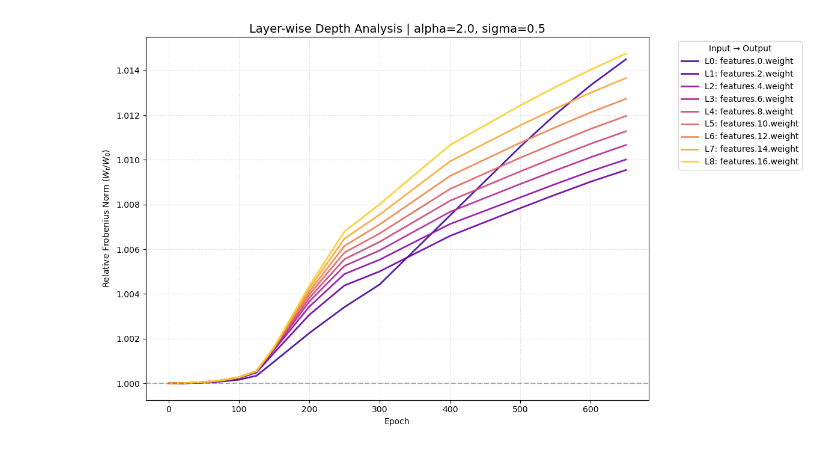
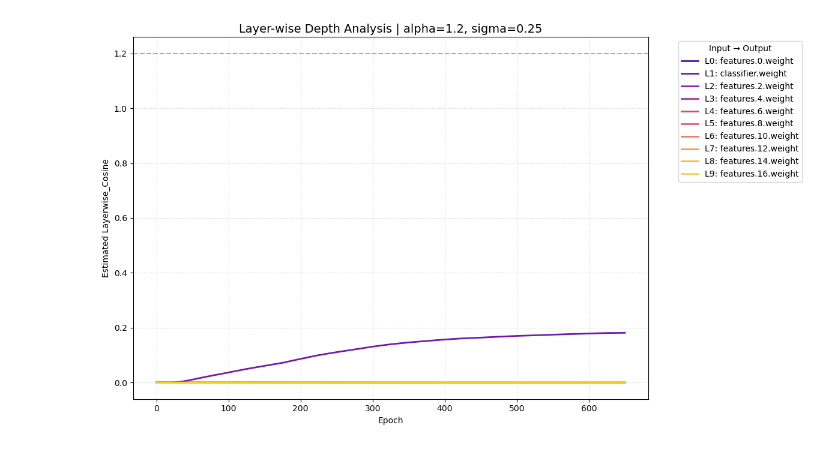
Before and after one commit to YiHaoFromEarth/ht-initialisation-dynamics, a Jupyter notebook: plots.ipynb, the cells around one changed output. Drawn from its saved outputs; the diff is of its cells as text; code cells hidden in the pictures.

```diff
--- a/plots.ipynb
+++ b/plots.ipynb
@@ -8,6 +8,7 @@ import json
 import torchvision.transforms as transforms
 import seaborn as sns
 from pathlib import Path
+from matplotlib.ticker import ScalarFormatter
 from scipy.interpolate import CloughTocher2DInterpolator
 from src.architectures import GeneralMLP
 from src.utils import get_layer_from_checkpoint, collect_run_snapshots, collect_sweep_learning_curves, setup_experiment
@@ -30,9 +31,9 @@ from src.analysis import (
 )
 
 SWEEP_PATH = Path("mnist_mlp_sweep")
-RUN_PATH = Path("mnist_mlp_sweep/alpha_1.2_g_3.0/GeneralMLP_LR0.001_BS1024_20260313_135107_s0")
+RUN_PATH = Path("mnist_mlp_sweep/alpha_1.5_g_1.0/GeneralMLP_LR0.001_BS1024_20260318_123826_s0")
 
 run_df = collect_run_snapshots(RUN_PATH)
-curves_df = collect_sweep_learning_curves(SWEEP_PATH)
-# sweep_df = collect_sweep_metrics(SWEEP_PATH)
+# curves_df = collect_sweep_learning_curves(SWEEP_PATH)
+sweep_df = collect_sweep_metrics(SWEEP_PATH)
 # %% [output]
@@ -182,58 +160,68 @@ plot_performance_facets(curves_df)
 # %%
-def plot_run_layers_evolution(run_df, metric_col='alpha'):
+def plot_run_layers_evolution(run_df, metric_col="alpha"):
     """
     Plots layer evolution with a colormap where color = depth.
     Purple/Dark = Shallow (Input) -> Yellow/Bright = Deep (Output).
     """
+
     # 1. Natural Sort Layers (Ensures features.2 comes before features.10)
     def extract_number(s):
-        nums = re.findall(r'\d+', s)
+        nums = re.findall(r"\d+", s)
         return int(nums[0]) if nums else 0
 
-    layers = sorted(run_df['layer'].unique(), key=extract_number)
+    layers = sorted(run_df["layer"].unique(), key=extract_number)
     n_layers = len(layers)
 
     # 2. Setup Figure and Plasma Colormap (Deep Purple to Bright Yellow)
     plt.figure(figsize=(12, 7))
     colors = sns.color_palette("plasma", n_layers)
 
-    a_init = run_df['init_alpha'].iloc[0]
-    s_init = run_df['init_sigma'].iloc[0]
+    a_init = run_df["init_alpha"].iloc[0]
+    s_init = run_df["init_sigma"].iloc[0]
 
     # 3. Plot each layer with its assigned depth-color
     for i, layer_name in enumerate(layers):
-        subset = run_df[run_df['layer'] == layer_name].sort_values('epoch')
+        subset = run_df[run_df["layer"] == layer_name].sort_values("epoch")
         y_data = subset[metric_col].values
 
         # Apply Normalization for Frobenius
-        if metric_col == 'frobenius':
+        if metric_col == "frobenius":
             y_data = y_data / y_data[0]
 
-        plt.plot(subset['epoch'], y_data,
-                 label=f"L{i}: {layer_name}",
-                 color=colors[i],
-                 lw=2, alpha=0.9)
+        plt.plot(
+            subset["epoch"],
+            y_data,
+            label=f"L{i}: {layer_name}",
+            color=colors[i],
+            lw=2,
+            alpha=0.9,
+        )
 
     # 4. Reference Lines and Labels
-    if metric_col == 'frobenius':
-        plt.axhline(y=1.0, color='black', linestyle='--', alpha=0.3)
+    if metric_col == "frobenius":
+        plt.axhline(y=1.0, color="black", linestyle="--", alpha=0.3)
         plt.ylabel("Relative Frobenius Norm ($W_t / W_0$)")
     else:
-        plt.axhline(y=a_init, color='black', linestyle='--', alpha=0.3)
+        plt.axhline(y=a_init, color="black", linestyle="--", alpha=0.3)
         plt.ylabel(f"Estimated {metric_col.title()}")
 
-    plt.title(f"Layer-wise Depth Analysis | alpha={a_init}, sigma={s_init}", fontsize=14)
+    plt.title(
+        f"Layer-wise Depth Analysis | alpha={a_init}, sigma={s_init}", fontsize=14
+    )
     plt.xlabel("Epoch")
 
     # Place legend outside to the right
-    plt.legend(title="Input → Output", bbox_to_anchor=(1.05, 1), loc='upper left')
-    plt.grid(True, linestyle=':', alpha=0.6)
+    plt.legend(title="Input → Output", bbox_to_anchor=(1.05, 1), loc="upper left")
+    plt.grid(True, linestyle=":", alpha=0.6)
     plt.tight_layout()
     plt.show()
 
+
 # --- Usage Example ---
 # # Filter your big sweep_df for the "Rich" coordinate we found
-rich_run = sweep_df[(sweep_df['init_alpha'] == 2.0) & (sweep_df['init_sigma'] == 0.5) & (sweep_df['layer'] != "classifier.weight")]
-plot_run_layers_evolution(rich_run, metric_col='frobenius')
+rich_run = sweep_df[
+    (sweep_df["init_alpha"] == 1.2) & (sweep_df["init_sigma"] == 0.25)
+]  # & (sweep_df['layer'] != "classifier.weight")]
+plot_run_layers_evolution(rich_run, metric_col="layerwise_cosine")
 # %% [output]
-[figure, old version]
+[figure, new version]
```
Also changed, not shown: parts of 6 cells of this notebook, 3 other files.
